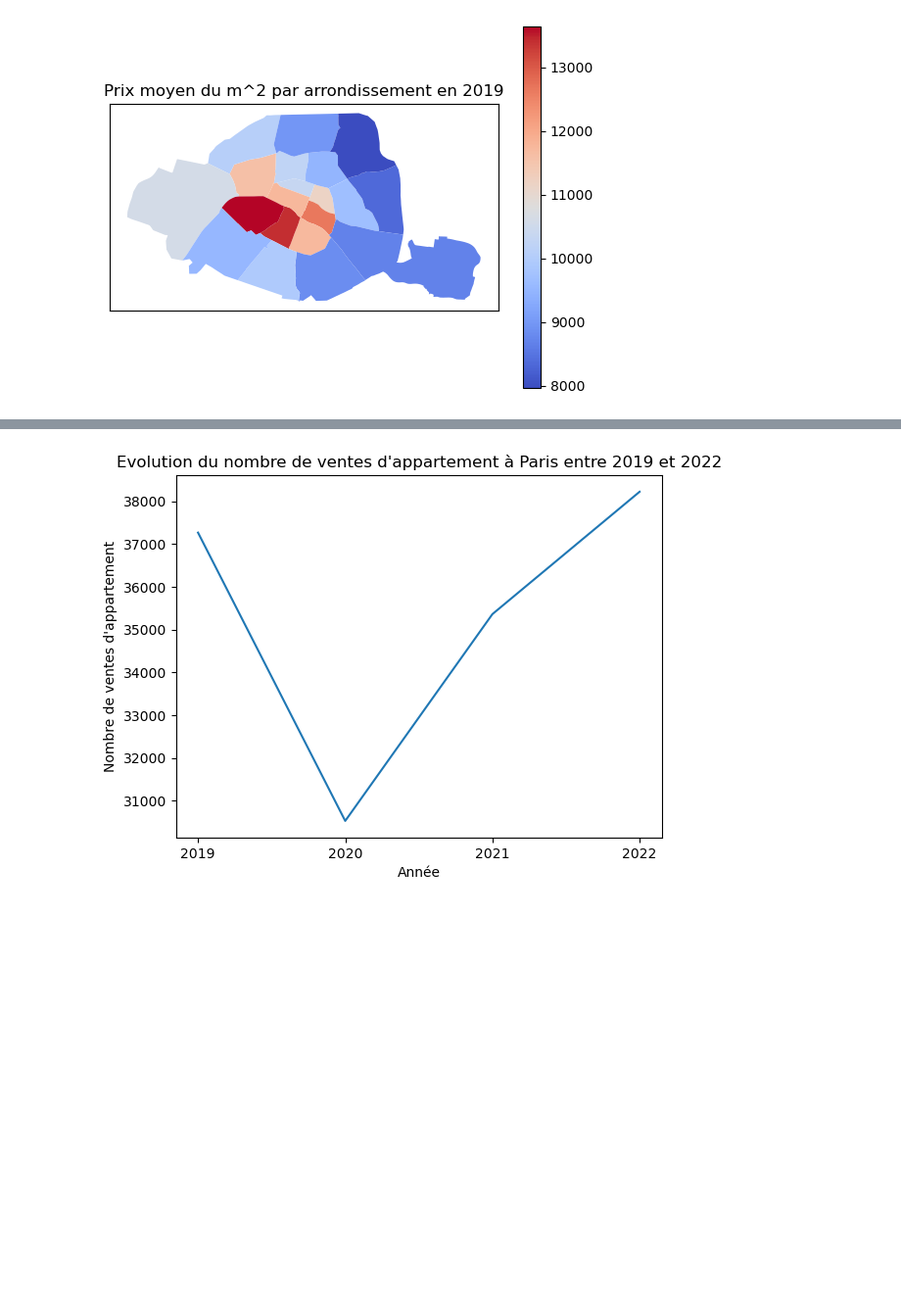
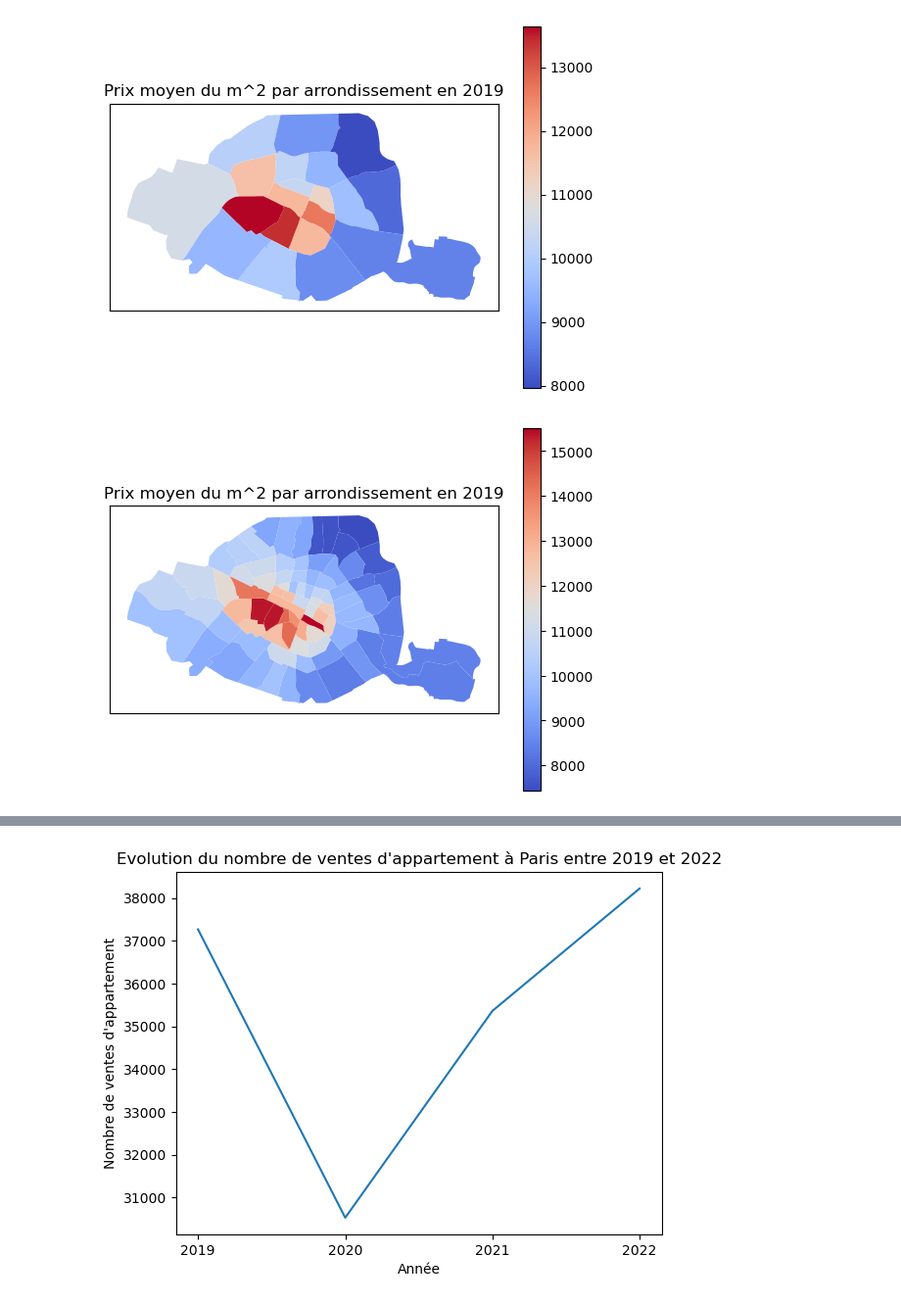
Before and after one commit to Fanny46/Projet-python-2A, a Jupyter notebook: Visualisation/Visualisation_fin.ipynb, the cells around one changed output, grey strips where cells are left out. Shown at 98% size. Drawn from its saved outputs; the diff is of its cells as text; code cells hidden in the pictures; blank space fills up the shorter version.

```diff
--- a/Visualisation/Visualisation_fin.ipynb
+++ b/Visualisation/Visualisation_fin.ipynb
@@ -127,0 +133,9 @@ carte_prix_moyen_arrodissement(emplacement, année)
+# %%
+"""Test de la fonction pour 2019"""
+
+emplacement = "Données_clean/DVF_75_2019_clean.csv"
+année = '2019'
+
+carte_prix_moyen_quartier(emplacement, année)
+# %% [output]
+[figure, added]
```
Also changed, not shown: parts of 12 cells of this notebook, 7 other files.
